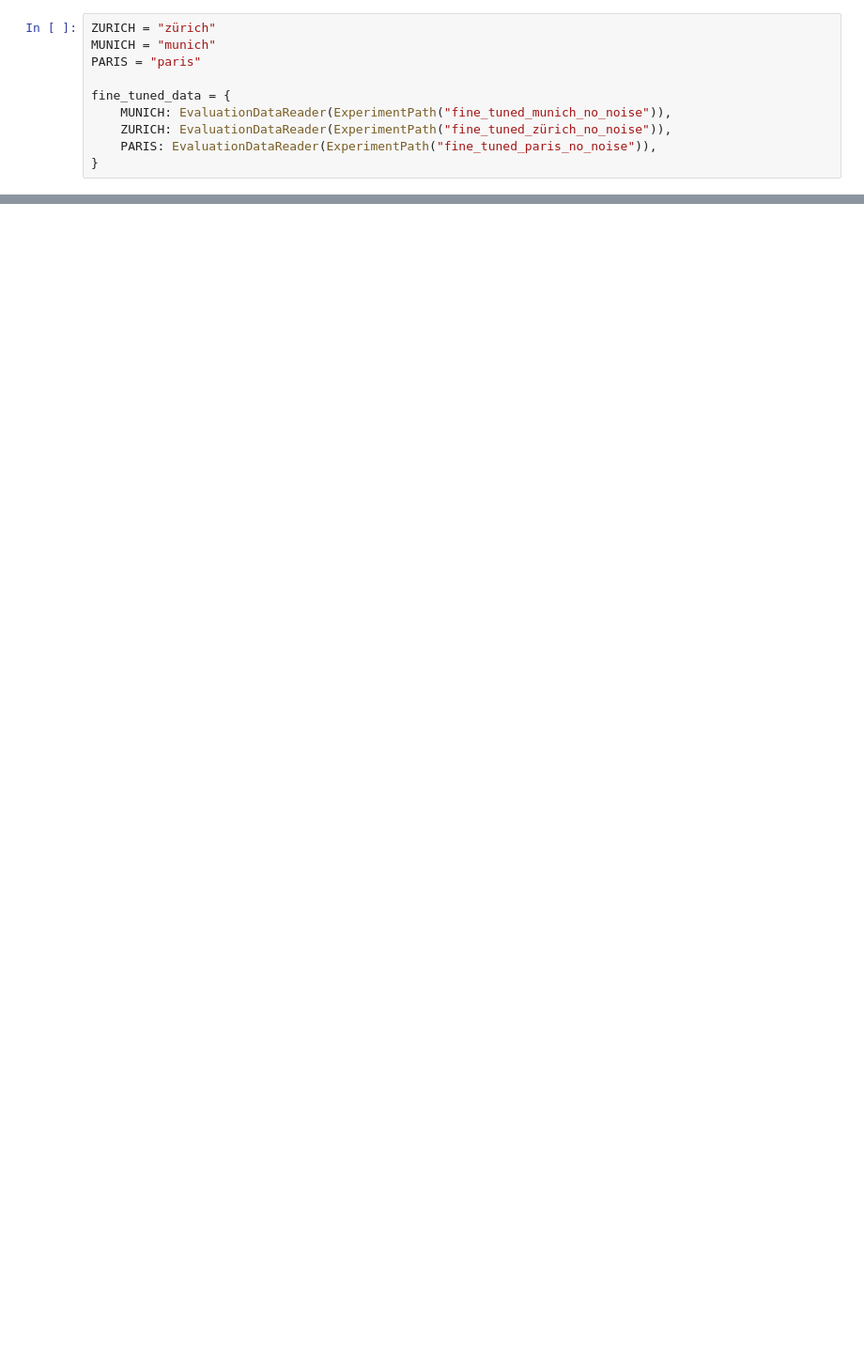
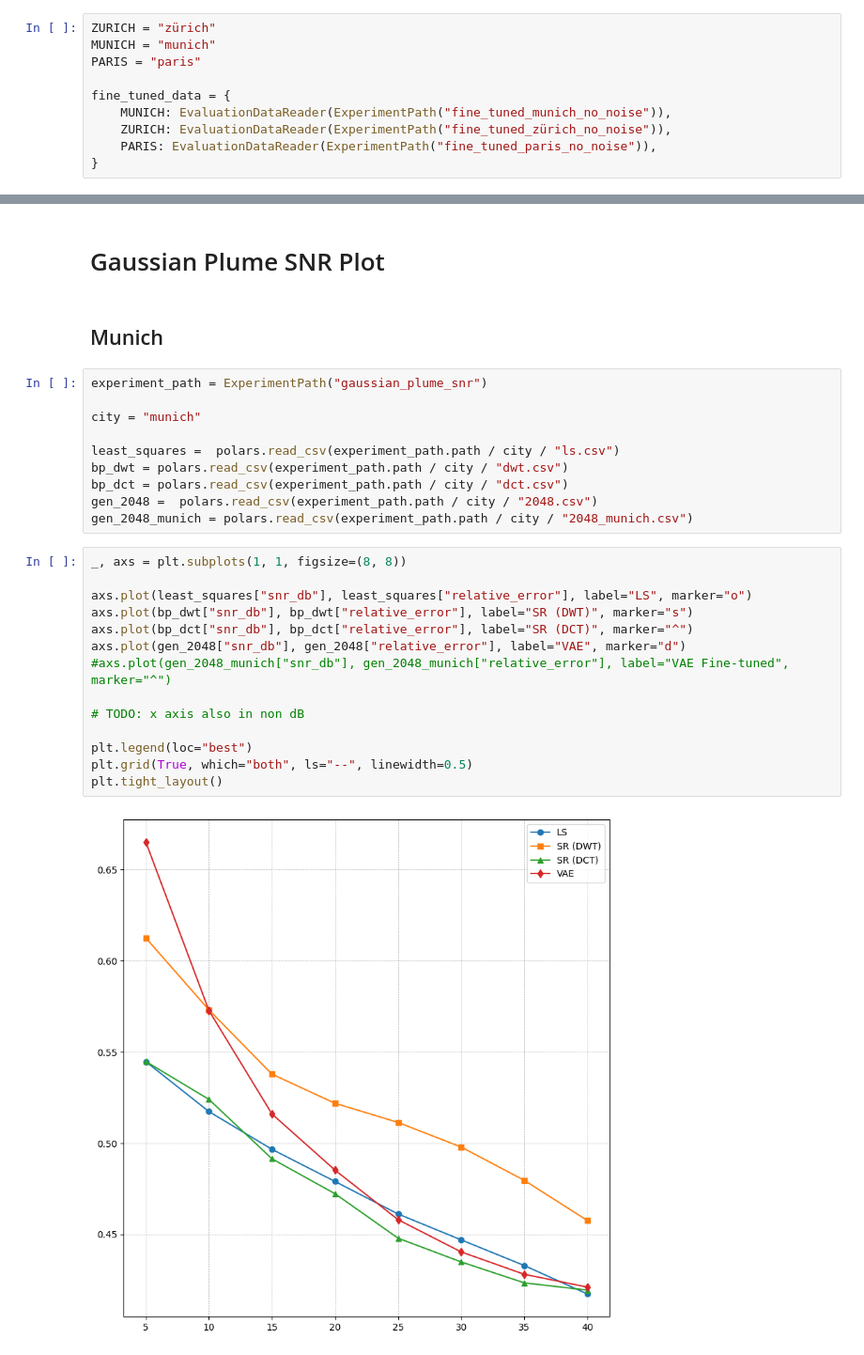
Before and after one commit to tum-esm/inventory-embeddings, a Jupyter notebook: notebooks/experiments/plot_experiments.ipynb, the cells around one changed output, grey strips where cells are left out. Shown at 94% size. Cells and saved outputs as stored; diff of their text form; blank space fills up the shorter version.

```diff
--- a/notebooks/experiments/plot_experiments.ipynb
+++ b/notebooks/experiments/plot_experiments.ipynb
@@ -204,0 +184,30 @@ plt.savefig(PlotPaths.PLOTS / f"fine_tuned_{city}.eps", format="eps")
+# %% [markdown]
+# Gaussian Plume SNR Plot
+# %% [markdown]
+## Munich
+# %%
+experiment_path = ExperimentPath("gaussian_plume_snr")
+
+city = "munich"
+
+least_squares =  polars.read_csv(experiment_path.path / city / "ls.csv")
+bp_dwt = polars.read_csv(experiment_path.path / city / "dwt.csv")
+bp_dct = polars.read_csv(experiment_path.path / city / "dct.csv")
+gen_2048 =  polars.read_csv(experiment_path.path / city / "2048.csv")
+gen_2048_munich = polars.read_csv(experiment_path.path / city / "2048_munich.csv")
+# %%
+_, axs = plt.subplots(1, 1, figsize=(8, 8))
+
+axs.plot(least_squares["snr_db"], least_squares["relative_error"], label="LS", marker="o")
+axs.plot(bp_dwt["snr_db"], bp_dwt["relative_error"], label="SR (DWT)", marker="s")
+axs.plot(bp_dct["snr_db"], bp_dct["relative_error"], label="SR (DCT)", marker="^")
+axs.plot(gen_2048["snr_db"], gen_2048["relative_error"], label="VAE", marker="d")
+#axs.plot(gen_2048_munich["snr_db"], gen_2048_munich["relative_error"], label="VAE Fine-tuned", marker="^")
+
+# TODO: x axis also in non dB
+
+plt.legend(loc="best")
+plt.grid(True, which="both", ls="--", linewidth=0.5)
+plt.tight_layout()
+# %% [output]
+[figure, added]
```
Also changed, not shown: parts of 6 cells of this notebook.
